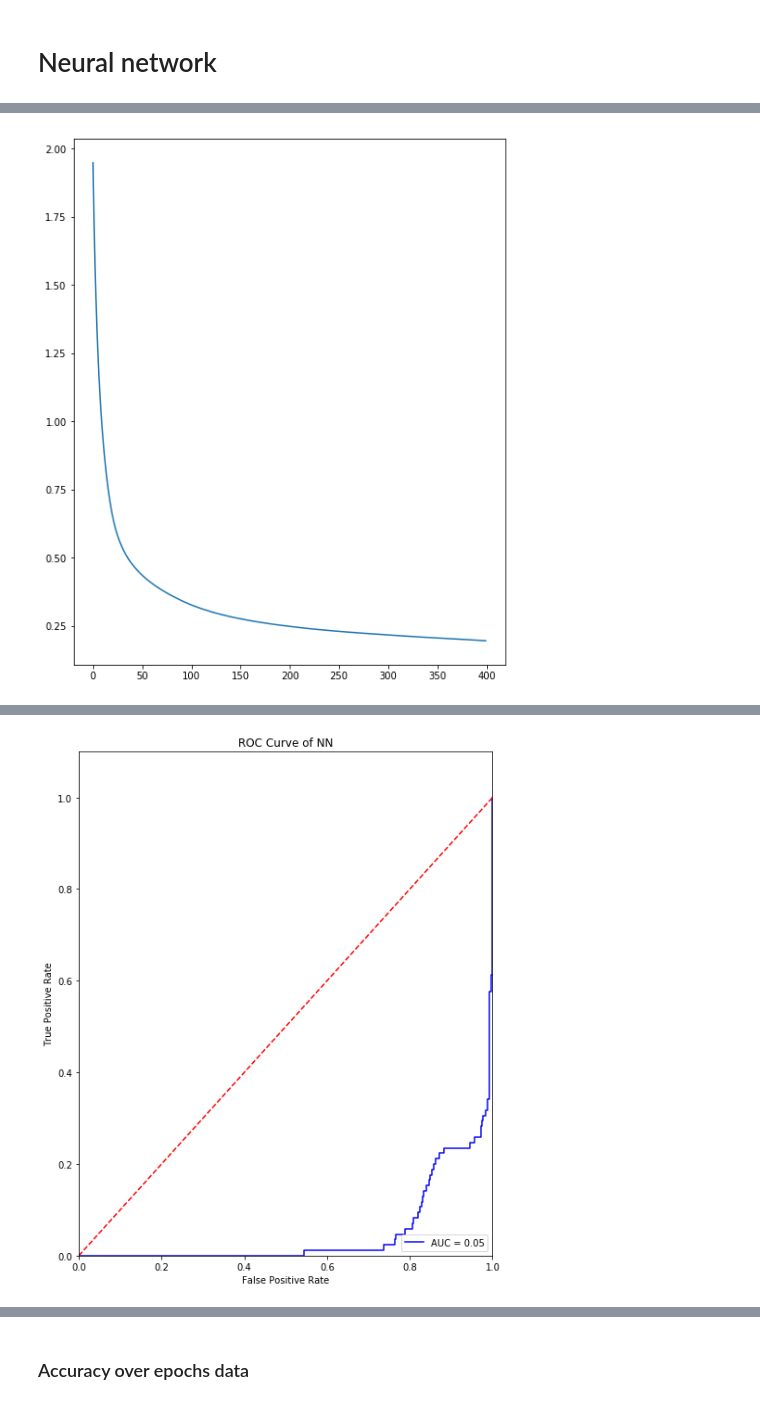
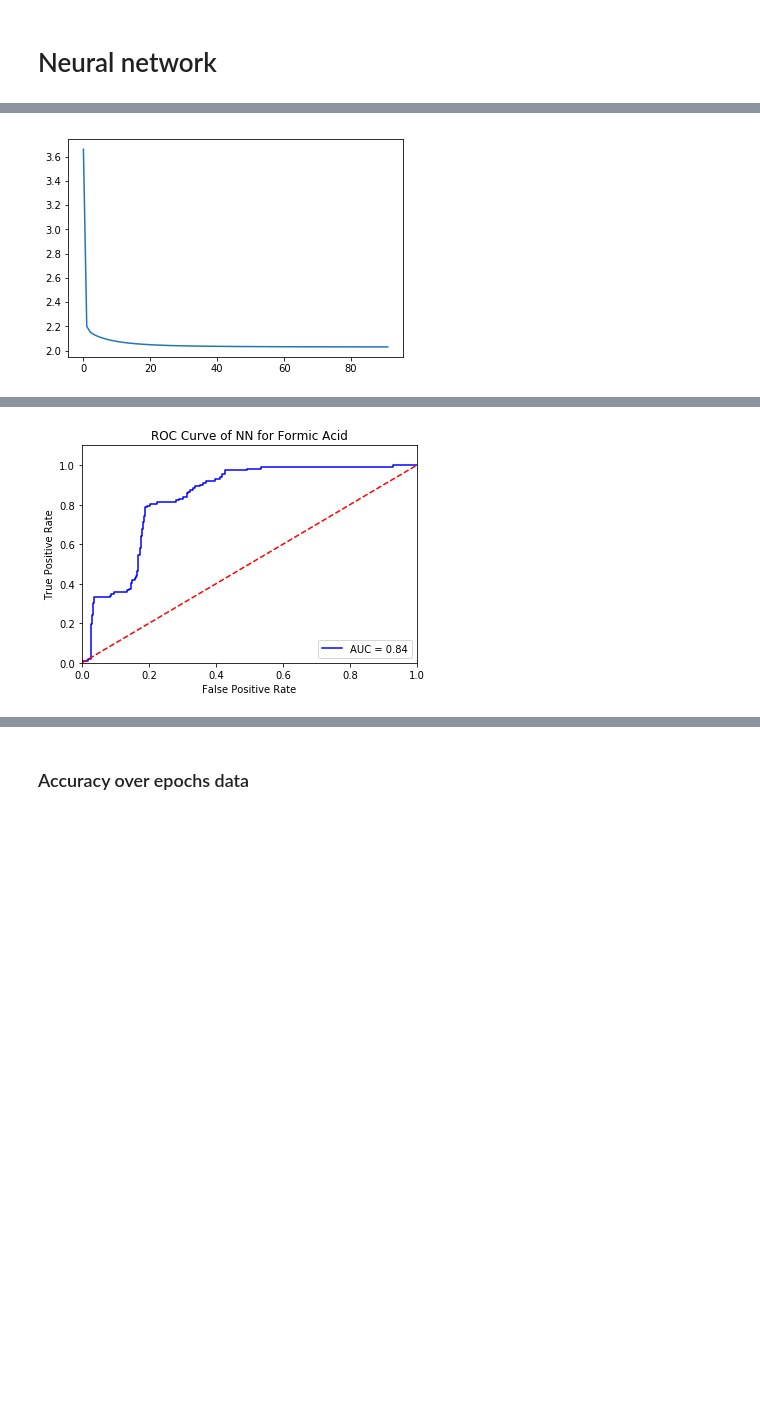
Before and after one commit to raman-noodles/raman-spectra-decomp-analysis, a Jupyter notebook: examples/formic_supervised_machine_learning_dev.ipynb, the cells around one changed output, grey strips where cells are left out. Cells and saved outputs as stored; diff of their text form; code cells hidden in the pictures; blank space fills up the shorter version.

```diff
--- a/examples/formic_supervised_machine_learning_dev.ipynb
+++ b/examples/formic_supervised_machine_learning_dev.ipynb
@@ -115,7 +102,7 @@ hdf5_calfilename = 'formic_supervised_calibration_dataset.hdf5' #update to hdf5_
 hdf5_expfilename = '../ramandecompy/tests/test_files/formic_supervised_calibration_interp-Copy1.hdf5'
 frames = []
 for i,key in enumerate(key_list):
-    df =peakidentify.peak_assignment(hdf5_expfilename, key, hdf5_calfilename, 10, plot =False)
+    df =peakidentify.peak_assignment(hdf5_expfilename, key, hdf5_calfilename, 20, plot =False)
     frames.append(df)
 # %% [output]
 The peaks that we found for FormicAcid are:
@@ -246,7 +210,7 @@ hdf5_calfilename = 'formic_supervised_calibration_dataset.hdf5'
 hdf5_expfilename = 'dataimport_ML_df-Copy1.hdf5'
 frames = []
 for _, key in enumerate(key_list):
-    df =peakidentify.peak_assignment(hdf5_expfilename, key, hdf5_calfilename, 10, plot =False)
+    df =peakidentify.peak_assignment(hdf5_expfilename, key, hdf5_calfilename, 20, plot =False)
     frames.append(df)
 # %% [output]
 The peaks that we found for FormicAcid are:
@@ -564,7 +508,7 @@ plt.savefig('Ridge_feature_selection', dpi=300, bbox_inches='tight')
 # %% [markdown]
 # Neural network
 # %%
-inputs=['fraction','sigma','amplitude','auc','center']
+inputs=['fraction','sigma','amplitude','fwhm','auc','center']
 amt = len(cal)
 X=cal[inputs][:amt]
 y = cal['labelencoded'][:amt]
@@ -691,6 +635,6 @@ plt.xlim([0, 1])
 plt.ylim([0, 1.1])
 plt.ylabel('True Positive Rate')
 plt.xlabel('False Positive Rate')
-plt.title('ROC Curve of NN')
+plt.title('ROC Curve of NN for Formic Acid')
 plt.show()
 # %% [output]
@@ -714,2 +658,2 @@ Test set score: 0.919390
-[figure, old version]
+[figure, new version]
 (787,)
@@ -732,4 +676,4 @@ Experimental Error Rate: 0.7407878017789072
-[figure, old version]
+[figure, new version]
 # %%
 num = 10
 clf = MLPClassifier(hidden_layer_sizes=(5,2), max_iter=num, alpha=1e-4,
```
Also changed, not shown: parts of 49 cells of this notebook.
